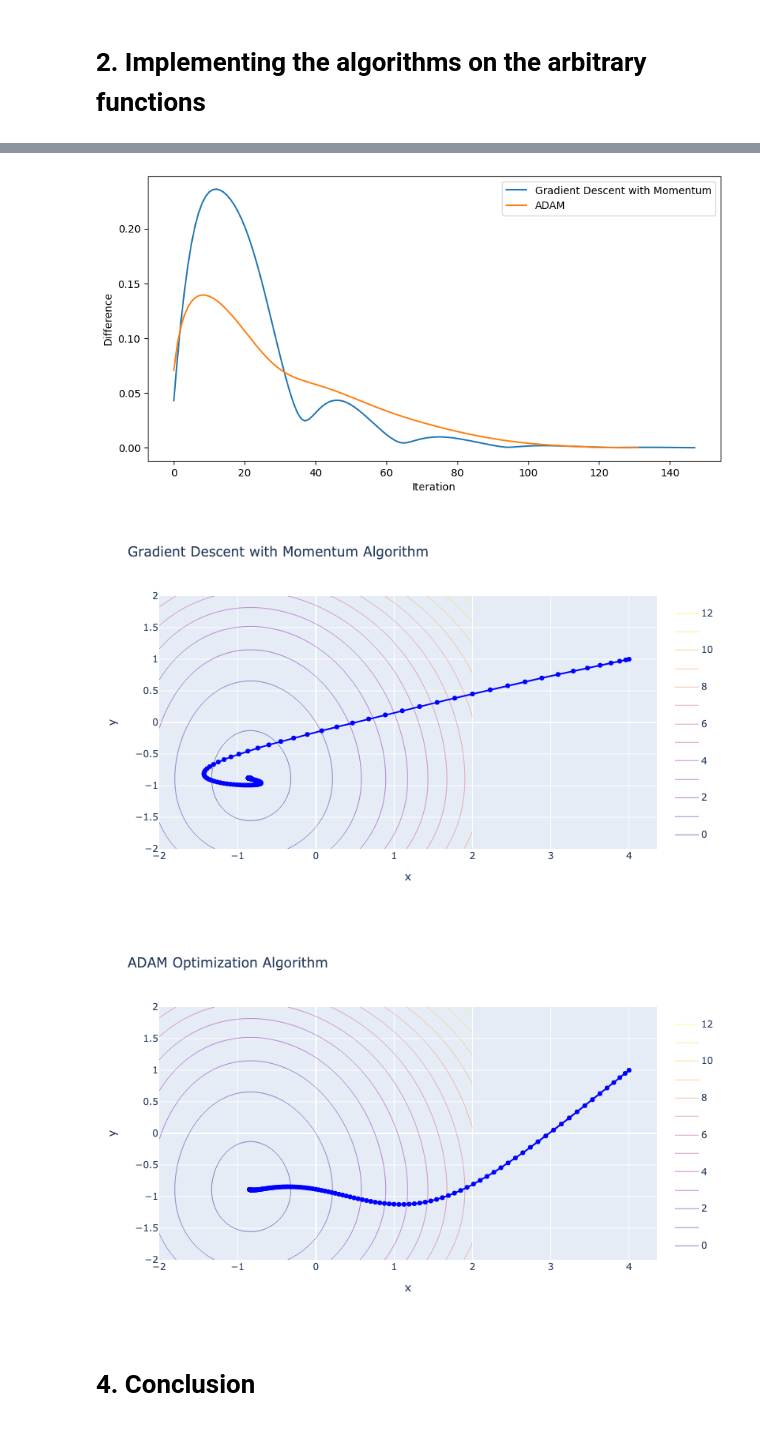
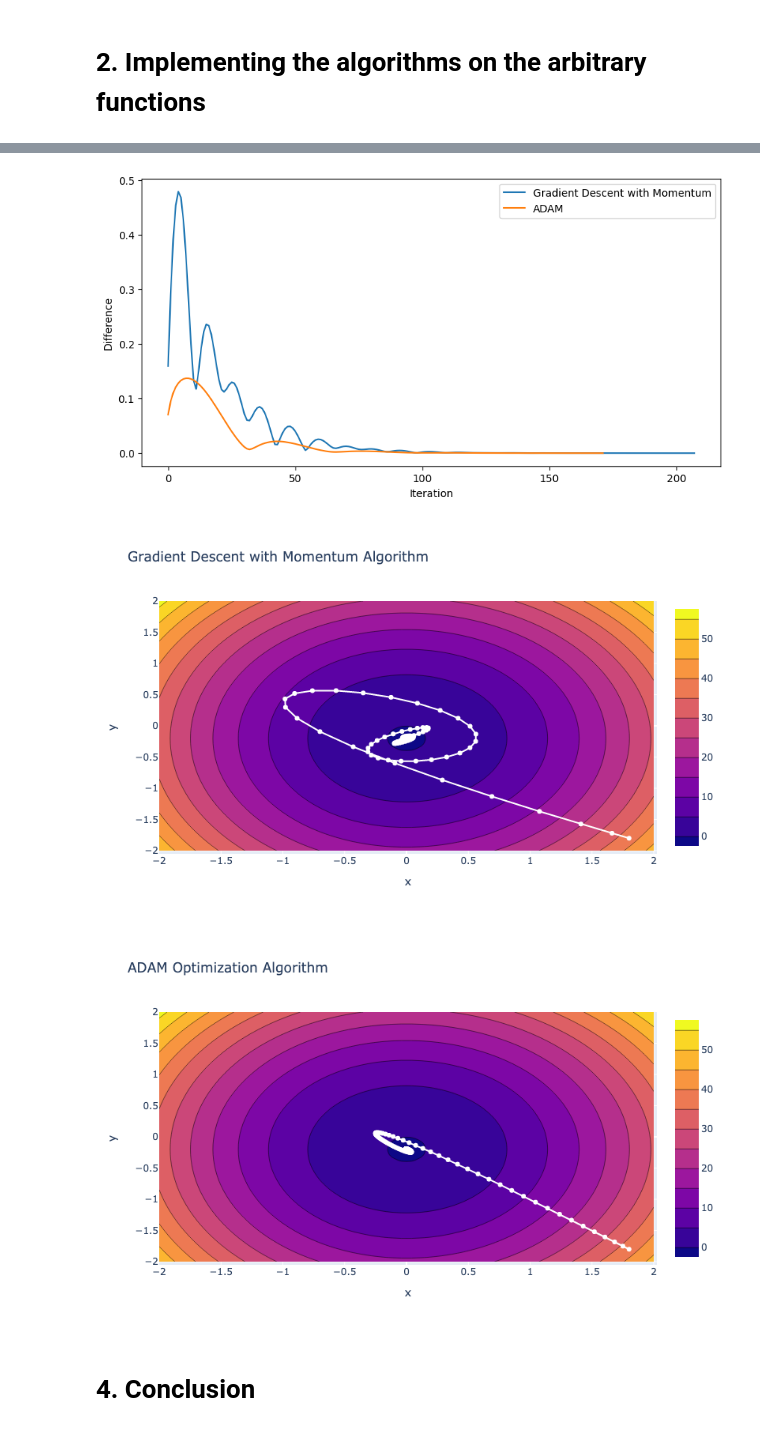
Before and after one commit to blackcoster/ML_Labs, a Jupyter notebook: Task_3_KrupeninaPolina_Group_J4132c.ipynb, the cells around one changed output, grey strips where cells are left out. Cells and saved outputs as stored; diff of their text form; code cells hidden in the pictures.

```diff
--- a/Task_3_KrupeninaPolina_Group_J4132c.ipynb
+++ b/Task_3_KrupeninaPolina_Group_J4132c.ipynb
@@ -88,7 +70,7 @@ Iterations: 147
 # %%
 # Apply ADAM
-adam_output = adam(grad, prev = [4,1], lr = 0.05, beta1 = 0.9,beta2 = 0.999, epsilon = 1e-6)
-history_adam = adam_output[1]
+adam_output = adam(grad, prev = [1.8,-1.8], lr = 0.05, beta1 = 0.9, beta2 = 0.999, epsilon = 1e-6)
+sequence_adam = adam_output[1]
 
 print('Minimum x-value from gradient descent: %s' %adam_output[0])
 print('Minimal value of the func: ',func(adam_output[0][0],adam_output[0][1]))
@@ -102,54 +84,51 @@ Iterations: 131
 # %%
-# Calculate difference between successive points
-# Using Euclidean distance
-diff_curr_gd = [np.sqrt((history_gd[i+1][0]-history_gd[i][0])**2 + (history_gd[i+1][1]-history_gd[i][1])**2)\
-                for i in range(len(history_gd)-1)]
-diff_prev_gd = [np.sqrt((history_gd[i][0]-history_gd[i-1][0])**2 + (history_gd[i][1]-history_gd[i-1][1])**2)\
-                for i in range(1, len(history_gd))]
+# Calculate difference between successive approximations of the solution
 
-diff_curr_adam = [np.sqrt((history_adam[i+1][0]-history_adam[i][0])**2 + (history_adam[i+1][1]-history_adam[i][1])**2)\
-                  for i in range(len(history_adam)-1)]
-diff_prev_adam = [np.sqrt((history_adam[i][0]-history_adam[i-1][0])**2 + (history_adam[i][1]-history_adam[i-1][1])**2)\
-                  for i in range(1, len(history_adam))]
+difference_gd = [np.sqrt((sequence_gd[i+1][0]-sequence_gd[i][0])**2 + (sequence_gd[i+1][1]-sequence_gd[i][1])**2)\
+                for i in range(len(sequence_gd)-1)]
 
-# Plot
+difference_adam = [np.sqrt((sequence_adam[i+1][0]-sequence_adam[i][0])**2 + (sequence_adam[i+1][1]-sequence_adam[i][1])**2)\
+                  for i in range(len(sequence_adam)-1)]
+
 plt.figure(figsize=(10,5))
-plt.plot(diff_curr_gd, label="Gradient Descent with Momentum")
-plt.plot(diff_curr_adam, label="ADAM")
+plt.plot(difference_gd, label="Gradient Descent with Momentum")
+plt.plot(difference_adam, label="ADAM")
 plt.xlabel("Iteration")
 plt.ylabel("Difference")
 plt.legend()
 plt.show()
 # %% [output]
-[figure, old version]
+[figure, new version]
 # %%
-def road_to_min_plot(f, x_range, y_range, x_seq, y_seq, Algorithm):
+# Visualization of the path
+def planegraph(f, x_range, y_range, x_seq, y_seq, Algorithm):
     X, Y = np.meshgrid(x_range, y_range)
     Z = f(X, Y)
-
-    fig = go.Figure(data=go.Contour(z=Z, x=x_range, y=y_range, contours_coloring="lines"))
-    fig.add_trace(go.Scatter(x=x_seq, y=y_seq, mode='lines+markers', line=dict(color="blue")))
-    fig.update_layout(title_text = Algorithm, xaxis_title='x', yaxis_title='y', width=800, height=500)
-    #fig.show()
-
-    #This modifications had to be made because github won't allow to show interactive plots
+    fig = go.Figure(data=go.Contour(z=Z, x=x_range, y=y_range))
+    fig.add_trace(go.Scatter(x=x_seq,
+                             y=y_seq,
+                             mode='lines+markers',
+                             line=dict(color="white")))
+    fig.update_layout(title_text = Algorithm,
+                      xaxis_title='x',
+                      yaxis_title='y',
+                      width=800,
+                      height=500)
     png_bytes = pio.to_image(fig, format="png")
     display(Image(png_bytes))
 # %%
-# Set range for x and y for visualization
-x_range = np.linspace(-2, 2, 400)
-y_range = np.linspace(-2, 2, 400)
+# Choose the dots for visualization
+x1 = [item[0] for item in sequence_gd]
+y1 = [item[1] for item in sequence_gd]
+x2 = [item[0] for item in sequence_adam]
+y2 = [item[1] for item in sequence_adam]
+x = np.linspace(-2, 2)
+y = np.linspace(-2, 2)
 
-# Gradient Descent with Momentum
-history_gd_x = [item[0] for item in history_gd]
-history_gd_y = [item[1] for item in history_gd]
-history_adam_x = [item[0] for item in history_adam]
-history_adam_y = [item[1] for item in history_adam]
-
-road_to_min_plot(func, x_range, y_range, history_gd_x, history_gd_y, "Gradient Descent with Momentum Algorithm")
-road_to_min_plot(func, x_range, y_range, history_adam_x, history_adam_y, "ADAM Optimization Algorithm")
+planegraph(func, x, y, x1, y1, "Gradient Descent with Momentum Algorithm")
+planegraph(func, x, y, x2, y2, "ADAM Optimization Algorithm")
 # %% [output]
-[figure, old version]
+[figure, new version]
-[figure, old version]
+[figure, new version]
 # %% [markdown]
 # 4. Conclusion
```
Also changed, not shown: parts of 7 cells of this notebook.
